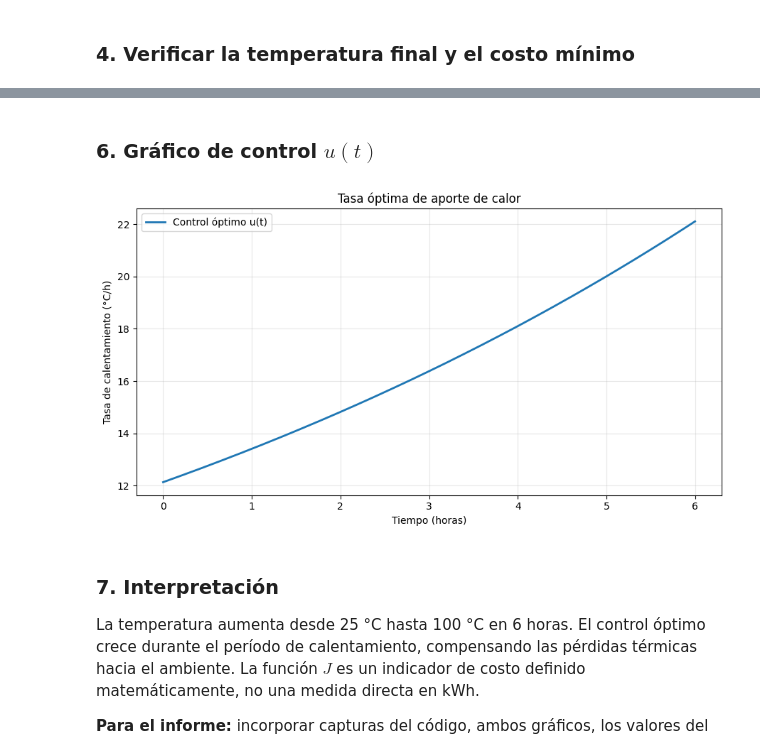
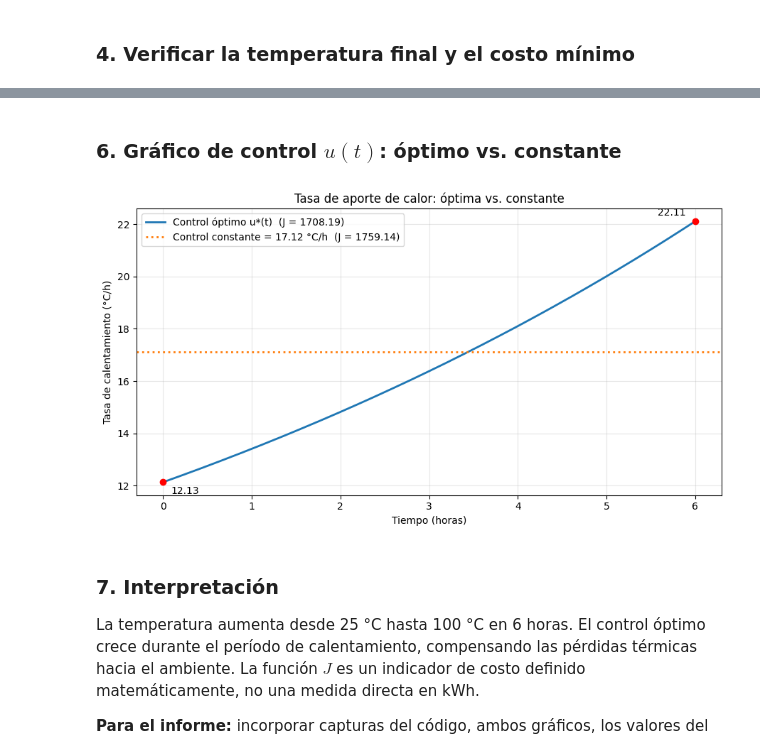
Before and after one commit to maikel3333/Modelos-estocasticos, a Jupyter notebook: Taller_Sumativo_Modelos_Estocasticos_S3_Colab.ipynb, the cells around one changed output, grey strips where cells are left out. Cells and saved outputs as stored; diff of their text form; code cells hidden in the pictures.

```diff
--- a/Taller_Sumativo_Modelos_Estocasticos_S3_Colab.ipynb
+++ b/Taller_Sumativo_Modelos_Estocasticos_S3_Colab.ipynb
@@ -68,0 +82,16 @@ assert error_final < 1e-5, "No se alcanzó la temperatura objetivo"
+# %%
+# Control constante que también alcanza T(6) = 100 °C
+u_cte = delta * k / (1 - np.exp(-k * t_final))
+
+def modelo_cte(t, y):
+    return [-k * (y[0] - T_amb) + u_cte]
+
+sol_cte = solve_ivp(modelo_cte, (0, t_final), [T_inicial], t_eval=t, rtol=1e-10, atol=1e-12)
+T_cte = sol_cte.y[0]
+J_cte = u_cte**2 * t_final
+
+print(f"Control constante: {u_cte:.4f} °C/h")
+print(f"Temperatura final con control constante: {T_cte[-1]:.6f} °C")
+print(f"Costo J control constante: {J_cte:.4f} (°C)^2/h")
+print(f"Costo J control óptimo:     {J:.4f} (°C)^2/h")
+print(f"Ahorro del control óptimo:  {J_cte - J:.4f} ({(J_cte - J) / J_cte * 100:.2f} %)")
@@ -86,18 +122,23 @@ plt.show()
 # %% [markdown]
-### 6. Gráfico de control $u(t)$
+### 6. Gráfico de control $u(t)$: óptimo vs. constante
 # %%
 plt.figure(figsize=(9, 5))
-plt.plot(t, u, linewidth=2, label="Control óptimo u(t)")
-plt.title("Tasa óptima de aporte de calor")
+plt.plot(t, u, linewidth=2, label=f"Control óptimo u*(t)  (J = {J:.2f})")
+plt.axhline(u_cte, linestyle=":", linewidth=2, color="tab:orange",
+            label=f"Control constante = {u_cte:.2f} °C/h  (J = {J_cte:.2f})")
+plt.scatter([0, t_final], [u[0], u[-1]], color="red", zorder=3)
+plt.annotate(f"{u[0]:.2f}", (0, u[0]), textcoords="offset points", xytext=(8, -12))
+plt.annotate(f"{u[-1]:.2f}", (t_final, u[-1]), textcoords="offset points", xytext=(-38, 6))
+plt.title("Tasa de aporte de calor: óptima vs. constante")
 plt.xlabel("Tiempo (horas)")
 plt.ylabel("Tasa de calentamiento (°C/h)")
 plt.grid(alpha=0.3)
 plt.legend()
 plt.tight_layout()
 plt.savefig("Grafico_Control_Optimo.png", dpi=200)
 plt.show()
 # %% [output]
-[figure, old version]
+[figure, new version]
 # %% [markdown]
 ### 7. Interpretación
 
```
Also changed, not shown: parts of 6 cells of this notebook.
